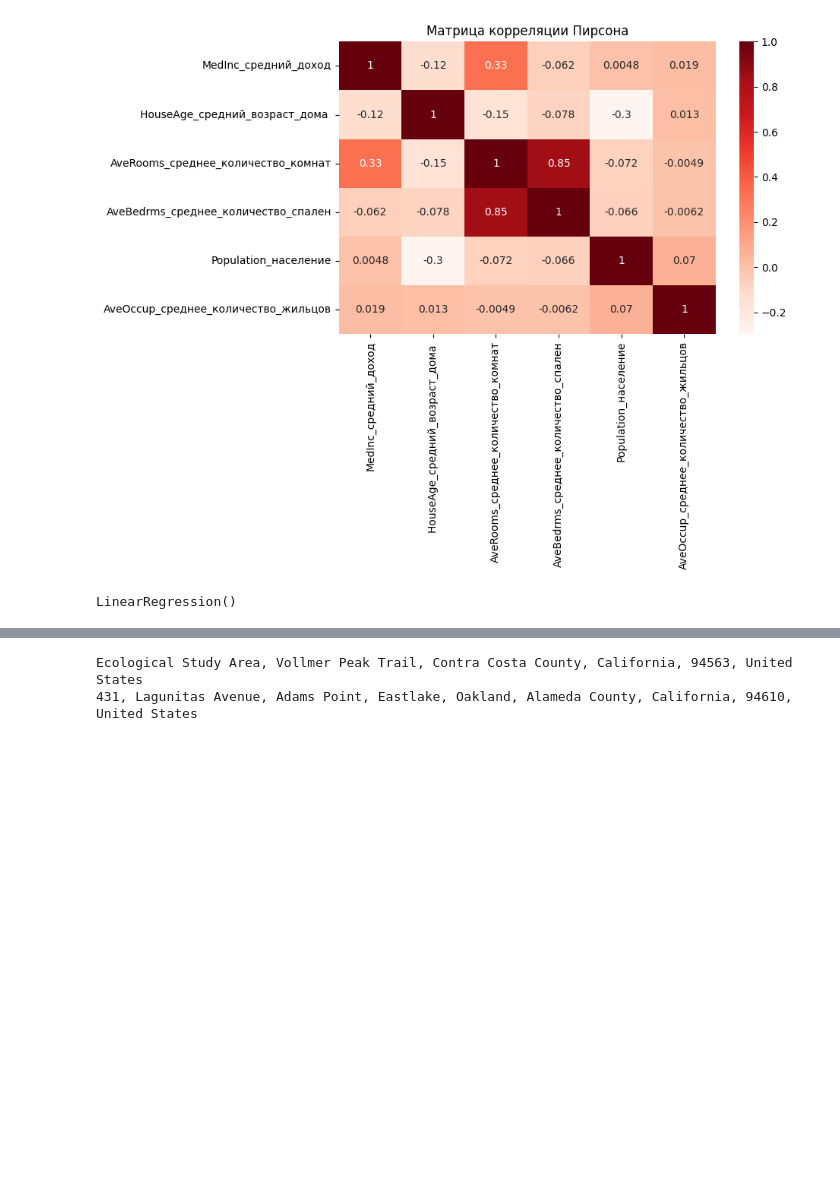
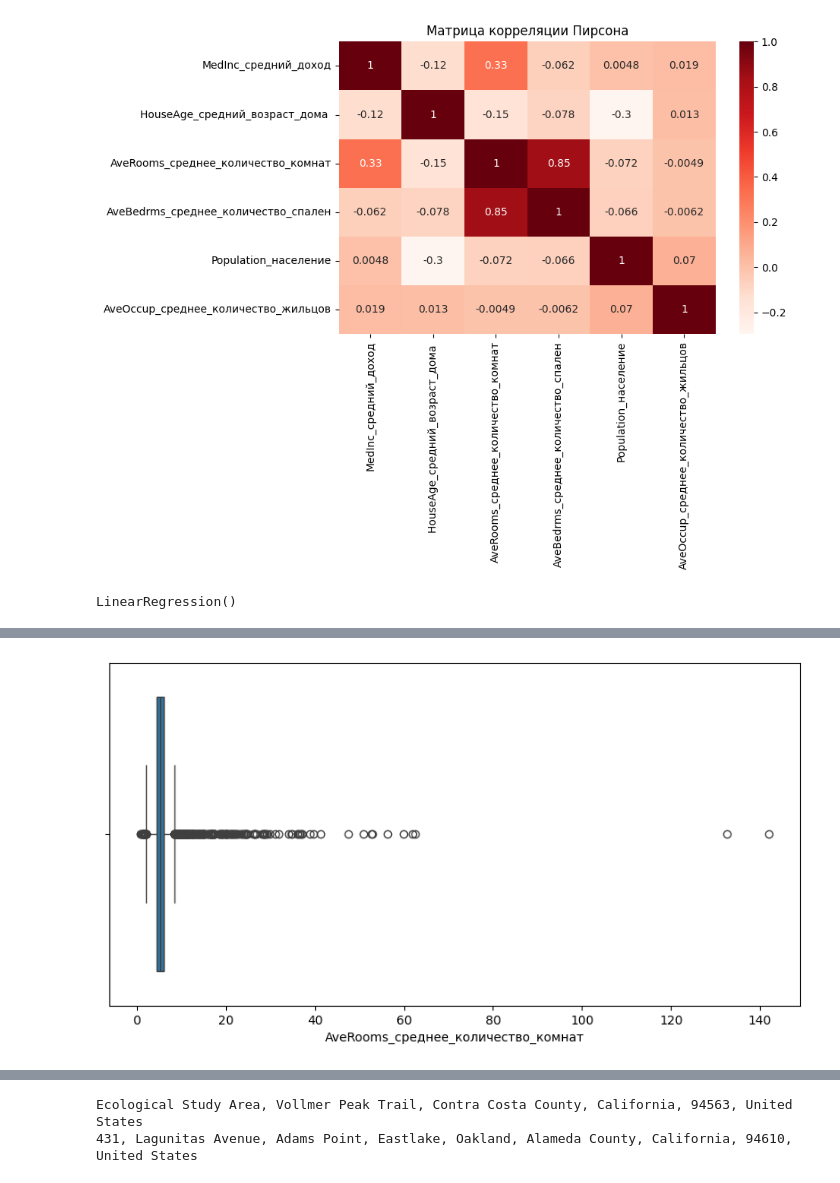
Before and after one commit to OVP2023/ML, a Jupyter notebook: работа_с_переменными_дз.ipynb, the cells around one changed output, grey strips where cells are left out. Cells and saved outputs as stored; diff of their text form; code cells hidden in the pictures; blank space fills up the shorter version.

```diff
--- a/работа_с_переменными_дз.ipynb
+++ b/работа_с_переменными_дз.ipynb
@@ -140,0 +187,6 @@ RMSE: 0.7296092376466279
+# %%
+plt.figure(figsize=(10, 5))
+sns.boxplot(x=X['AveRooms_среднее_количество_комнат'])
+plt.show()
+# %% [output]
+[figure, added]
```
Also changed, not shown: parts of 18 cells of this notebook.
